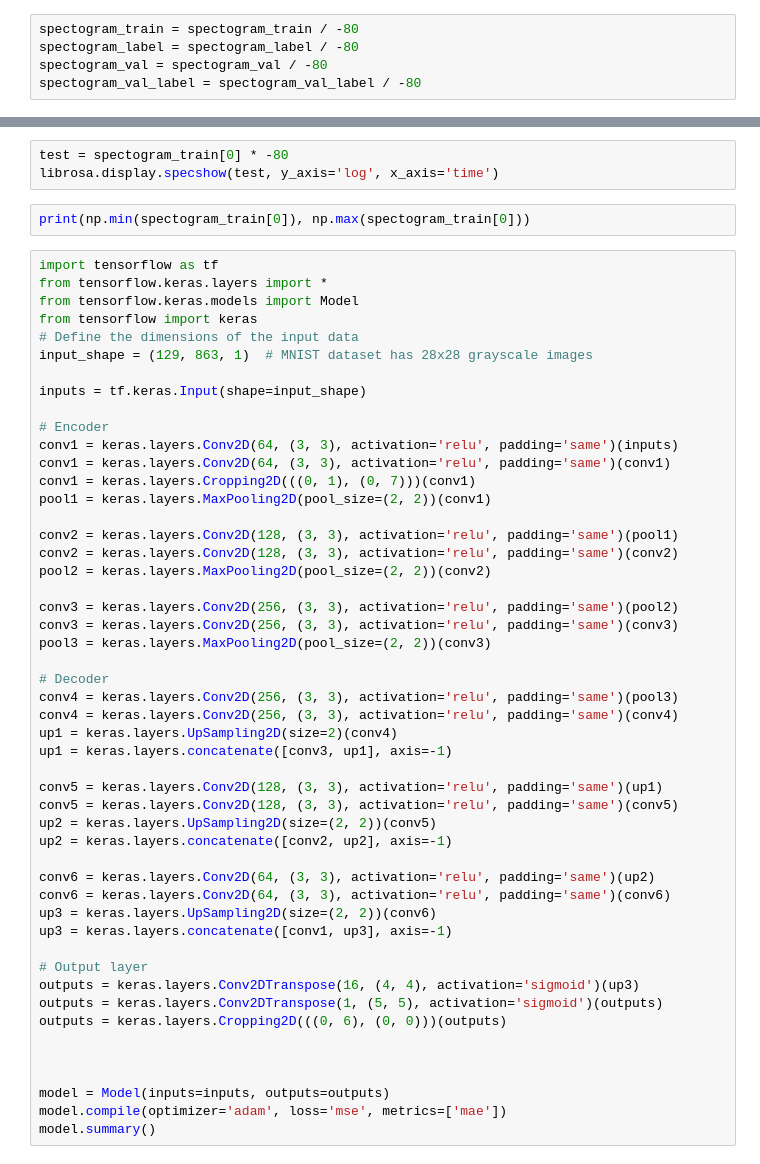
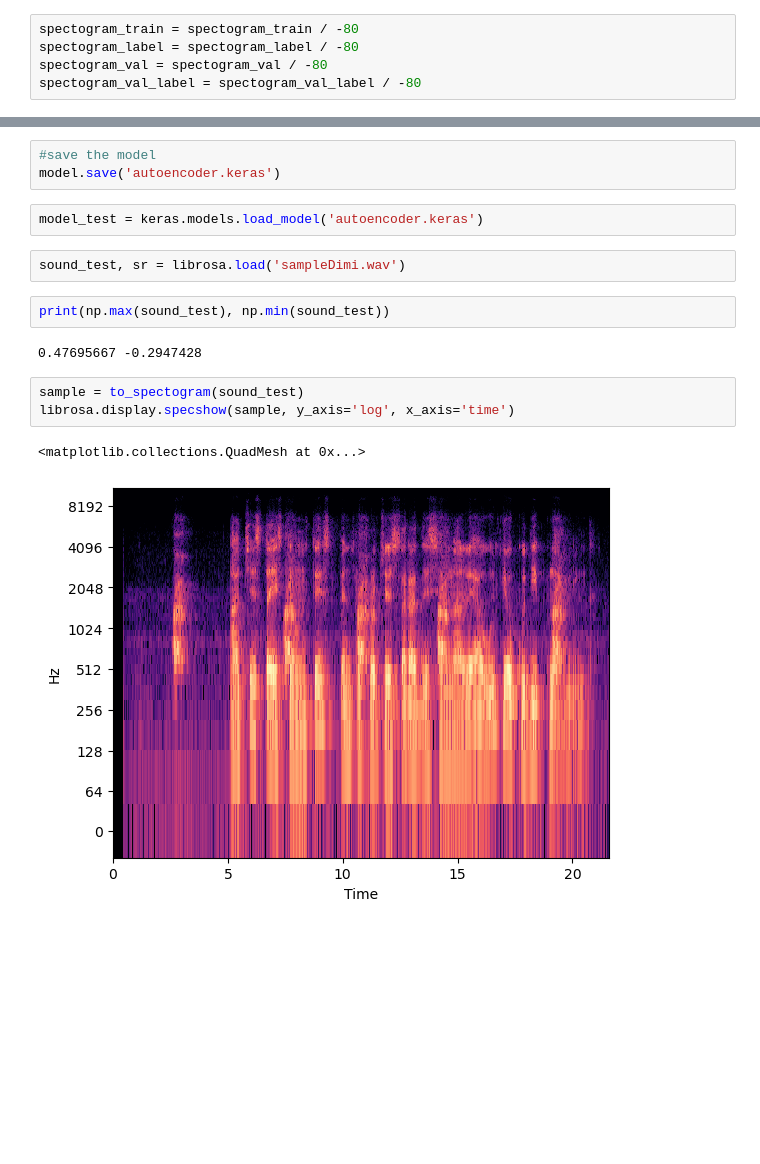
Before and after one commit to dimi999/Denoising---Dog-Sounds, a Jupyter notebook: train.ipynb, the cells around one changed output, grey strips where cells are left out. Drawn from its saved outputs; the diff is of its cells as text; blank space fills up the shorter version.

```diff
--- a/train.ipynb
+++ b/train.ipynb
@@ -112,55 +256,17 @@ print(spectogram_train.shape)
+# %%
+#save the model
+model.save('autoencoder.keras')
+# %%
+model_test = keras.models.load_model('autoencoder.keras')
+# %%
+sound_test, sr = librosa.load('sampleDimi.wav')
+# %%
+print(np.max(sound_test), np.min(sound_test))
+# %% [output]
+0.47695667 -0.2947428
 # %%
-test = spectogram_train[0] * -80
-librosa.display.specshow(test, y_axis='log', x_axis='time')
+sample = to_spectogram(sound_test)
+librosa.display.specshow(sample, y_axis='log', x_axis='time')
+# %% [output]
+<matplotlib.collections.QuadMesh at 0x...>
+[figure, added]
-# %%
-print(np.min(spectogram_train[0]), np.max(spectogram_train[0]))
-# %%
-import tensorflow as tf
-from tensorflow.keras.layers import *
-from tensorflow.keras.models import Model
-from tensorflow import keras
-# Define the dimensions of the input data
-input_shape = (129, 863, 1)  # MNIST dataset has 28x28 grayscale images
-
-inputs = tf.keras.Input(shape=input_shape)
-
-# Encoder
-conv1 = keras.layers.Conv2D(64, (3, 3), activation='relu', padding='same')(inputs)
-conv1 = keras.layers.Conv2D(64, (3, 3), activation='relu', padding='same')(conv1)
-conv1 = keras.layers.Cropping2D(((0, 1), (0, 7)))(conv1)
-pool1 = keras.layers.MaxPooling2D(pool_size=(2, 2))(conv1)
-
-conv2 = keras.layers.Conv2D(128, (3, 3), activation='relu', padding='same')(pool1)
-conv2 = keras.layers.Conv2D(128, (3, 3), activation='relu', padding='same')(conv2)
-pool2 = keras.layers.MaxPooling2D(pool_size=(2, 2))(conv2)
-
-conv3 = keras.layers.Conv2D(256, (3, 3), activation='relu', padding='same')(pool2)
-conv3 = keras.layers.Conv2D(256, (3, 3), activation='relu', padding='same')(conv3)
-pool3 = keras.layers.MaxPooling2D(pool_size=(2, 2))(conv3)
-
-# Decoder
-conv4 = keras.layers.Conv2D(256, (3, 3), activation='relu', padding='same')(pool3)
-conv4 = keras.layers.Conv2D(256, (3, 3), activation='relu', padding='same')(conv4)
-up1 = keras.layers.UpSampling2D(size=2)(conv4)
-up1 = keras.layers.concatenate([conv3, up1], axis=-1)
-
-conv5 = keras.layers.Conv2D(128, (3, 3), activation='relu', padding='same')(up1)
-conv5 = keras.layers.Conv2D(128, (3, 3), activation='relu', padding='same')(conv5)
-up2 = keras.layers.UpSampling2D(size=(2, 2))(conv5)
-up2 = keras.layers.concatenate([conv2, up2], axis=-1)
-
-conv6 = keras.layers.Conv2D(64, (3, 3), activation='relu', padding='same')(up2)
-conv6 = keras.layers.Conv2D(64, (3, 3), activation='relu', padding='same')(conv6)
-up3 = keras.layers.UpSampling2D(size=(2, 2))(conv6)
-up3 = keras.layers.concatenate([conv1, up3], axis=-1)
-
-# Output layer
-outputs = keras.layers.Conv2DTranspose(16, (4, 4), activation='sigmoid')(up3)
-outputs = keras.layers.Conv2DTranspose(1, (5, 5), activation='sigmoid')(outputs)
-outputs = keras.layers.Cropping2D(((0, 6), (0, 0)))(outputs)
-
-
-
-model = Model(inputs=inputs, outputs=outputs)
-model.compile(optimizer='adam', loss='mse', metrics=['mae'])
-model.summary()
```
Also changed, not shown: parts of 18 cells of this notebook, 12 other files.
